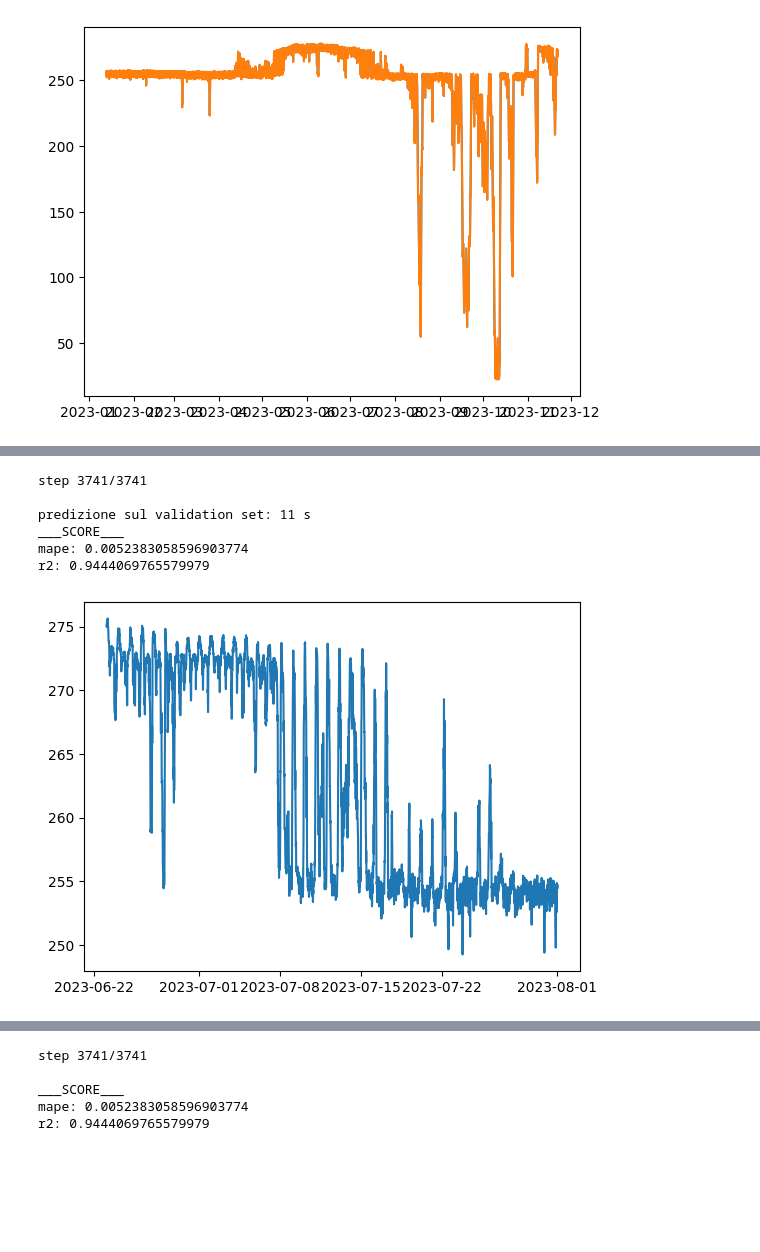
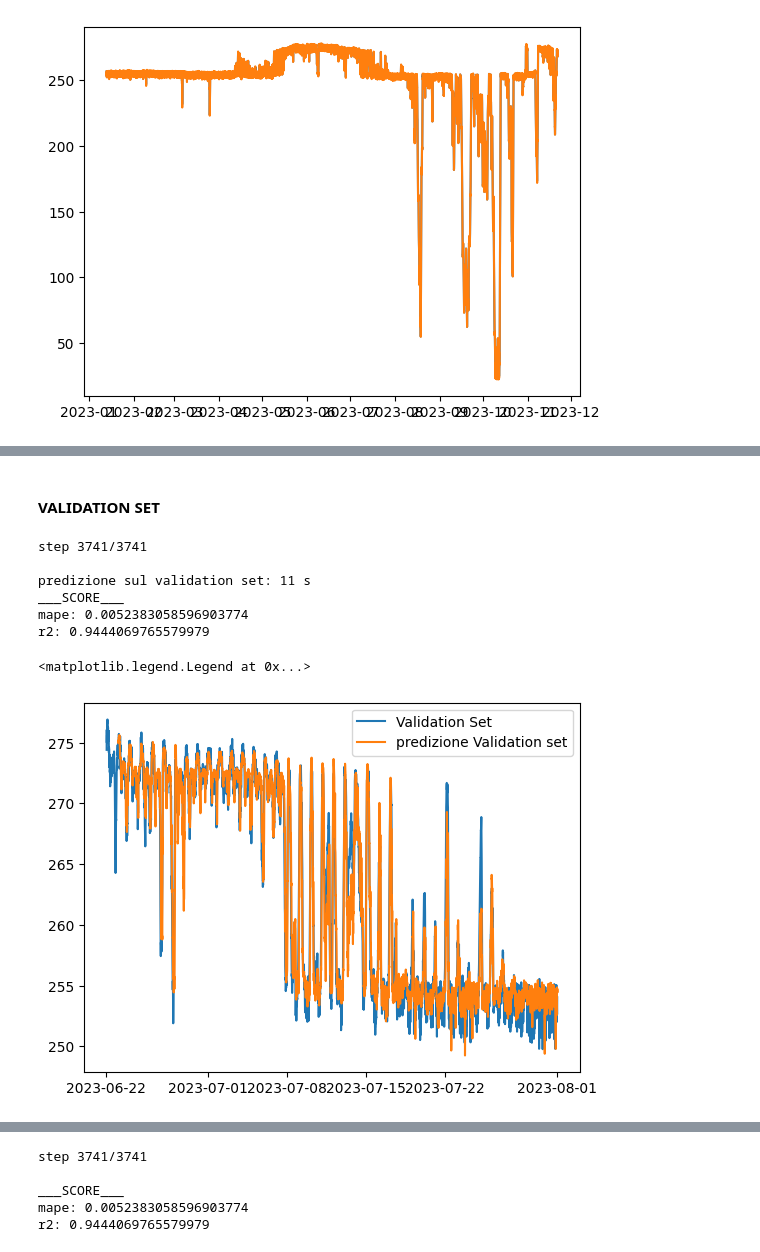
Before and after one commit to AleOmnicon/Tirocinio, a Jupyter notebook: Tests.ipynb, the cells around one changed output, grey strips where cells are left out. Drawn from its saved outputs; the diff is of its cells as text; code cells hidden in the pictures; blank space fills up the shorter version.

```diff
--- a/Tests.ipynb
+++ b/Tests.ipynb
@@ -101,15 +111,20 @@ r2: 0.9930117564092135
+# %% [markdown]
+#### VALIDATION SET
 # %%
 start = time.time()
 predVal = predict(validationSet, lags, STEPS)
-plt.plot(predVal, label="predizione Validation set")
 end = time.time()
 print(f"predizione sul validation set: {int(end-start)} s")
 printScore(allData.loc[predVal.index].values, predVal.values)
+plt.plot(validationSet, label="Validation Set")
+plt.plot(predVal, label="predizione Validation set")
+plt.legend()
 # %% [output]
 step 3741/3741
 
 predizione sul validation set: 11 s
 ___SCORE___
 mape: 0.0052383058596903774
 r2: 0.9444069765579979
+<matplotlib.legend.Legend at 0x...>
-[figure, old version]
+[figure, new version]
```
Also changed, not shown: parts of 37 cells of this notebook, 1 other file.
